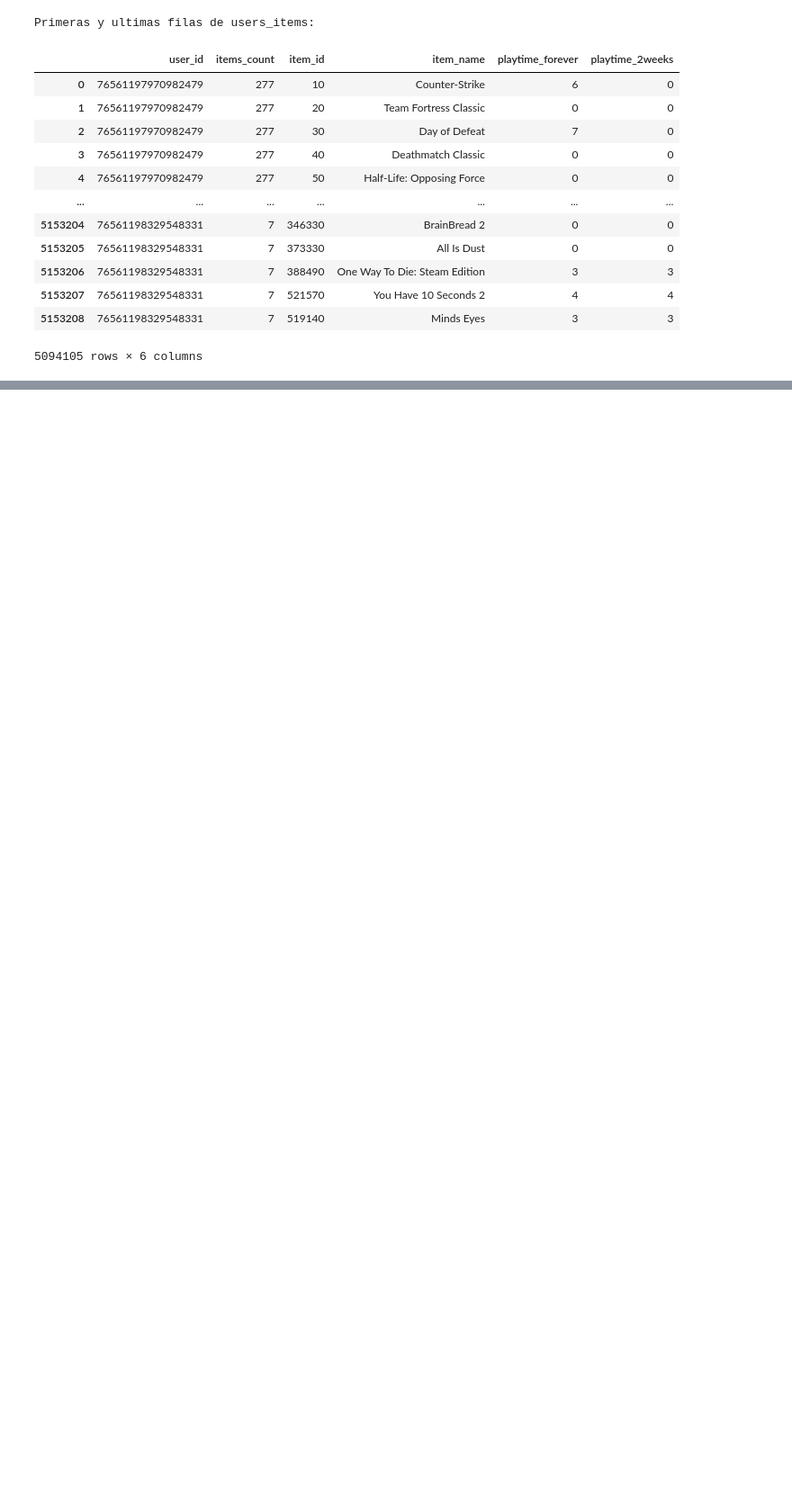
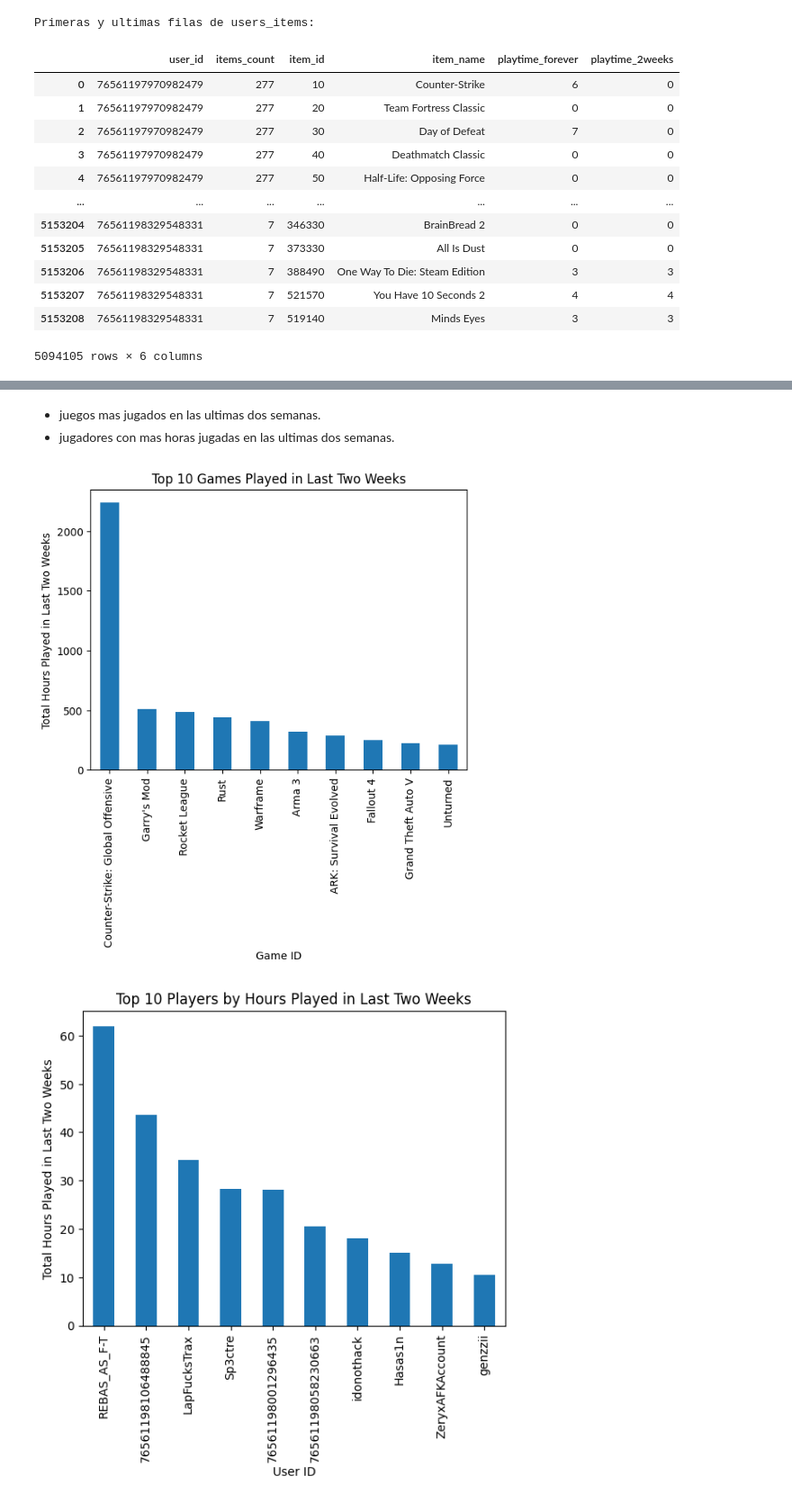
Before and after one commit to FabianRecalde/MachineLearning_Steam, a Jupyter notebook: EDA users_items.ipynb, the cells around one changed output, grey strips where cells are left out. Shown: that part at 90% size. Saved outputs shown, nothing was run; the diff lists cells and outputs as text; code cells hidden in the pictures; blank space fills up the shorter version.

```diff
--- a/EDA users_items.ipynb
+++ b/EDA users_items.ipynb
@@ -197,0 +280,20 @@ Cantidad total de juegos en users_items
+# %% [markdown]
+- juegos mas jugados en las ultimas dos semanas.
+- jugadores con mas horas jugadas en las ultimas dos semanas.
+# %%
+# Graficar los juegos más jugados en las últimas dos semanas
+top_games = users_items.groupby('item_name')['playtime_2weeks'].sum().nlargest(10)
+top_games.plot(kind='bar', title='Top 10 Games Played in Last Two Weeks')
+plt.xlabel('Game ID')
+plt.ylabel('Total Hours Played in Last Two Weeks')
+plt.show()
+
+# Graficar los jugadores con más horas jugadas en las últimas dos semanas
+top_players = users_items.groupby('user_id')['playtime_2weeks'].sum().nlargest(10)
+top_players.plot(kind='bar', title='Top 10 Players by Hours Played in Last Two Weeks')
+plt.xlabel('User ID')
+plt.ylabel('Total Hours Played in Last Two Weeks')
+plt.show()
+# %% [output]
+[figure, added]
+[figure, added]
```
Also changed, not shown: parts of 11 cells of this notebook, 4 other files.
